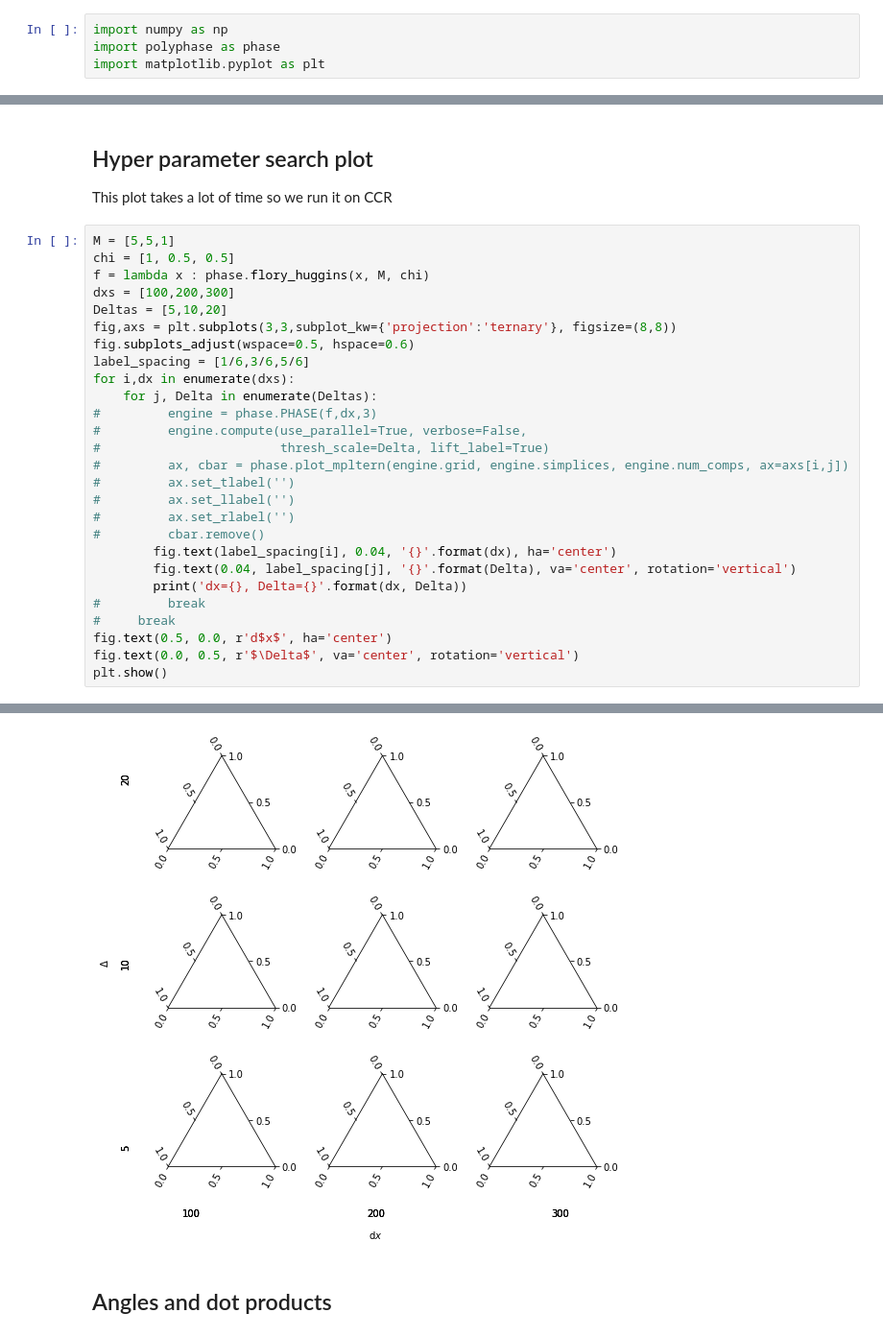
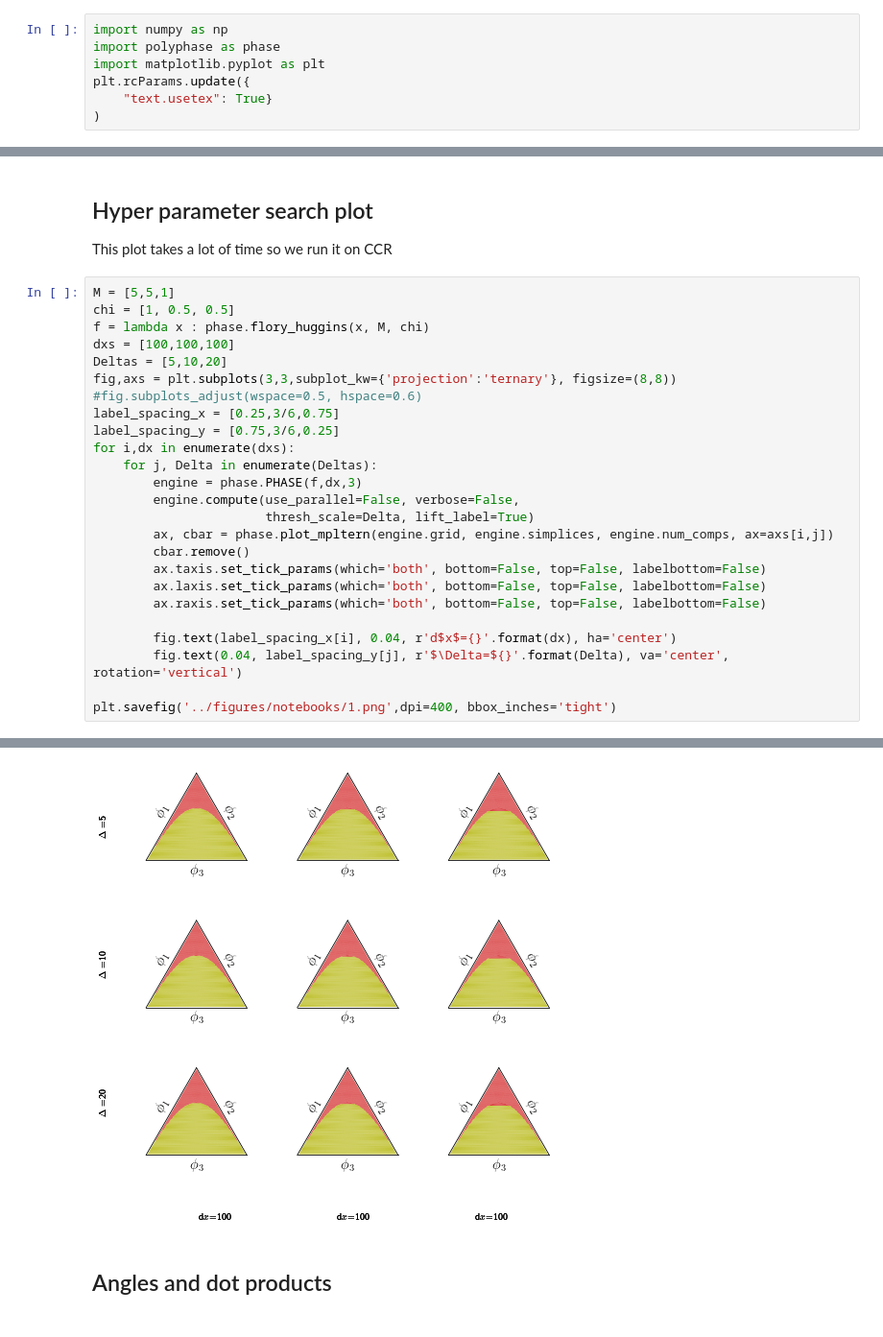
Before and after one commit to kiranvad/polyphase, a Jupyter notebook: notebooks/00-[Final] figures and data.ipynb, the cells around one changed output, grey strips where cells are left out. Shown at 96% size. Cells and saved outputs as stored; diff of their text form.

Commit message:
[update] trying to clean up dev banch few aditions to the paper notebooks

```diff
--- a/notebooks/00-[Final] figures and data.ipynb
+++ b/notebooks/00-[Final] figures and data.ipynb
@@ -8,4 +5,7 @@ The autoreload extension is already loaded. To reload it, use:
 import numpy as np
 import polyphase as phase
 import matplotlib.pyplot as plt
+plt.rcParams.update({
+    "text.usetex": True}
+)
 # %%
@@ -76,27 +76,25 @@ This plot takes a lot of time so we run it on CCR
 M = [5,5,1]
 chi = [1, 0.5, 0.5]
 f = lambda x : phase.flory_huggins(x, M, chi)
-dxs = [100,200,300]
+dxs = [100,100,100]
 Deltas = [5,10,20]
 fig,axs = plt.subplots(3,3,subplot_kw={'projection':'ternary'}, figsize=(8,8))
-fig.subplots_adjust(wspace=0.5, hspace=0.6)
-label_spacing = [1/6,3/6,5/6]
+#fig.subplots_adjust(wspace=0.5, hspace=0.6)
+label_spacing_x = [0.25,3/6,0.75]
+label_spacing_y = [0.75,3/6,0.25]
 for i,dx in enumerate(dxs):
     for j, Delta in enumerate(Deltas):
-#         engine = phase.PHASE(f,dx,3)
-#         engine.compute(use_parallel=True, verbose=False,
-#                        thresh_scale=Delta, lift_label=True)
-#         ax, cbar = phase.plot_mpltern(engine.grid, engine.simplices, engine.num_comps, ax=axs[i,j])
-#         ax.set_tlabel('')
-#         ax.set_llabel('')
-#         ax.set_rlabel('')
-#         cbar.remove()
-        fig.text(label_spacing[i], 0.04, '{}'.format(dx), ha='center')
-        fig.text(0.04, label_spacing[j], '{}'.format(Delta), va='center', rotation='vertical')
-        print('dx={}, Delta={}'.format(dx, Delta))
-#         break
-#     break
-fig.text(0.5, 0.0, r'd$x$', ha='center')
-fig.text(0.0, 0.5, r'$\Delta$', va='center', rotation='vertical')
-plt.show()
+        engine = phase.PHASE(f,dx,3)
+        engine.compute(use_parallel=False, verbose=False,
+                       thresh_scale=Delta, lift_label=True)
+        ax, cbar = phase.plot_mpltern(engine.grid, engine.simplices, engine.num_comps, ax=axs[i,j])
+        cbar.remove()
+        ax.taxis.set_tick_params(which='both', bottom=False, top=False, labelbottom=False)
+        ax.laxis.set_tick_params(which='both', bottom=False, top=False, labelbottom=False)
+        ax.raxis.set_tick_params(which='both', bottom=False, top=False, labelbottom=False)
+
+        fig.text(label_spacing_x[i], 0.04, r'd$x$={}'.format(dx), ha='center')
+        fig.text(0.04, label_spacing_y[j], r'$\Delta=${}'.format(Delta), va='center', rotation='vertical')
+
+plt.savefig('../figures/notebooks/1.png',dpi=400, bbox_inches='tight')
 # %% [output]
@@ -112,4 +110,4 @@ dx=300, Delta=20
-[figure, old version]
+[figure, new version]
 # %% [markdown]
 ## Angles and dot products
 # %%
```
Also changed, not shown: parts of 7 cells of this notebook, 15 other files.
